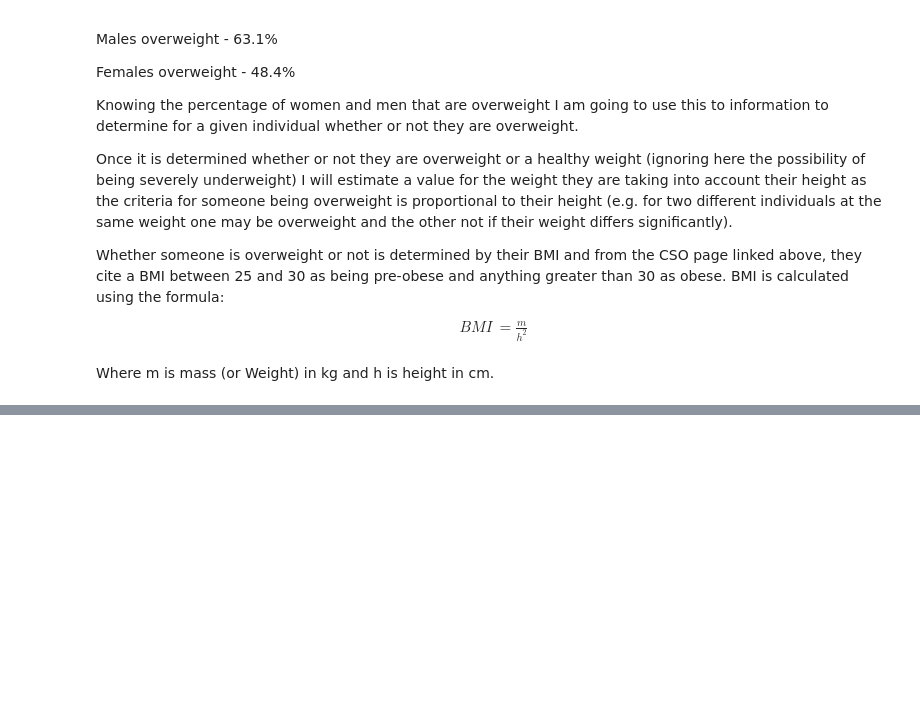
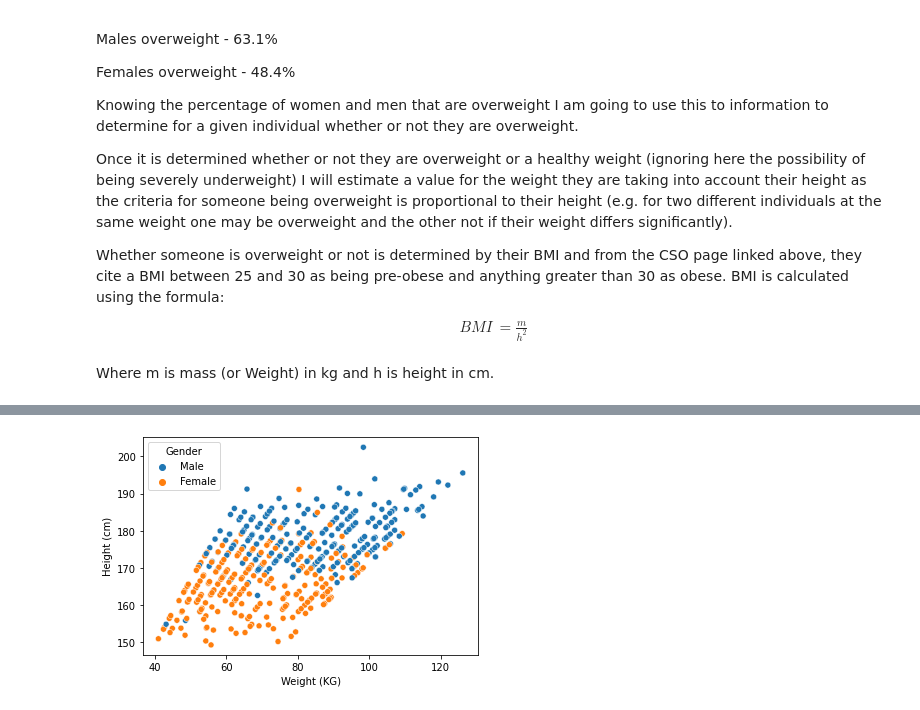
Before and after one commit to itskeithstudent/Programming-for-Data-Analysis-Project, a Jupyter notebook: Synthetic Data.ipynb, the cells around one changed output, grey strips where cells are left out. Cells and saved outputs as stored; diff of their text form; code cells hidden in the pictures; blank space fills up the shorter version.

```diff
--- a/Synthetic Data.ipynb
+++ b/Synthetic Data.ipynb
@@ -135,3 +135,25 @@ BMI is calculated using the formula:
 \end{align}
 
 Where m is mass (or Weight) in kg and h is height in cm.
+# %%
+for index, row in df.iterrows(): #loop through each row in dataframe
+    if(row['Gender'] == 'Female'): #if row is gender then there is a 48.4% chance they are over weight
+        df.at[index,'Weight Category'] = rng.choice(['Healthy Weight', 'Over Weight'], p=[.516,.484])
+        if(df.at[index,'Weight Category'] =='Over Weight'): #depending on whether this person was over or healthy weight
+            bmi_lower = 25
+            bmi_upper = 35
+        elif(df.at[index,'Weight Category'] =='Healthy Weight'):
+            bmi_upper = 25
+            bmi_lower = 18.5
+    elif(row['Gender'] == 'Male'):
+        df.at[index,'Weight Category'] = rng.choice(['Healthy Weight', 'Over Weight'], p=[.369,.631])
+        if(df.at[index,'Weight Category'] =='Over Weight'):
+            bmi_lower = 25
+            bmi_upper = 35
+        elif(df.at[index,'Weight Category'] =='Healthy Weight'):
+            bmi_upper = 25
+            bmi_lower = 18.5
+    bmi = rng.integers(bmi_lower,bmi_upper)
+    height = df.at[index,'Height (cm)']/100
+    weight = bmi*(height**2)
+    df.at[index, 'Weight (KG)'] = np.round(weight, 3)
@@ -137,0 +180,5 @@ Where m is mass (or Weight) in kg and h is height in cm.
+# %%
+import seaborn as sns
+sns.scatterplot( df['Weight (KG)'], df['Height (cm)'], hue=df['Gender']);
+# %% [output]
+[figure, added]
```
Also changed, not shown: parts of 6 cells of this notebook.
